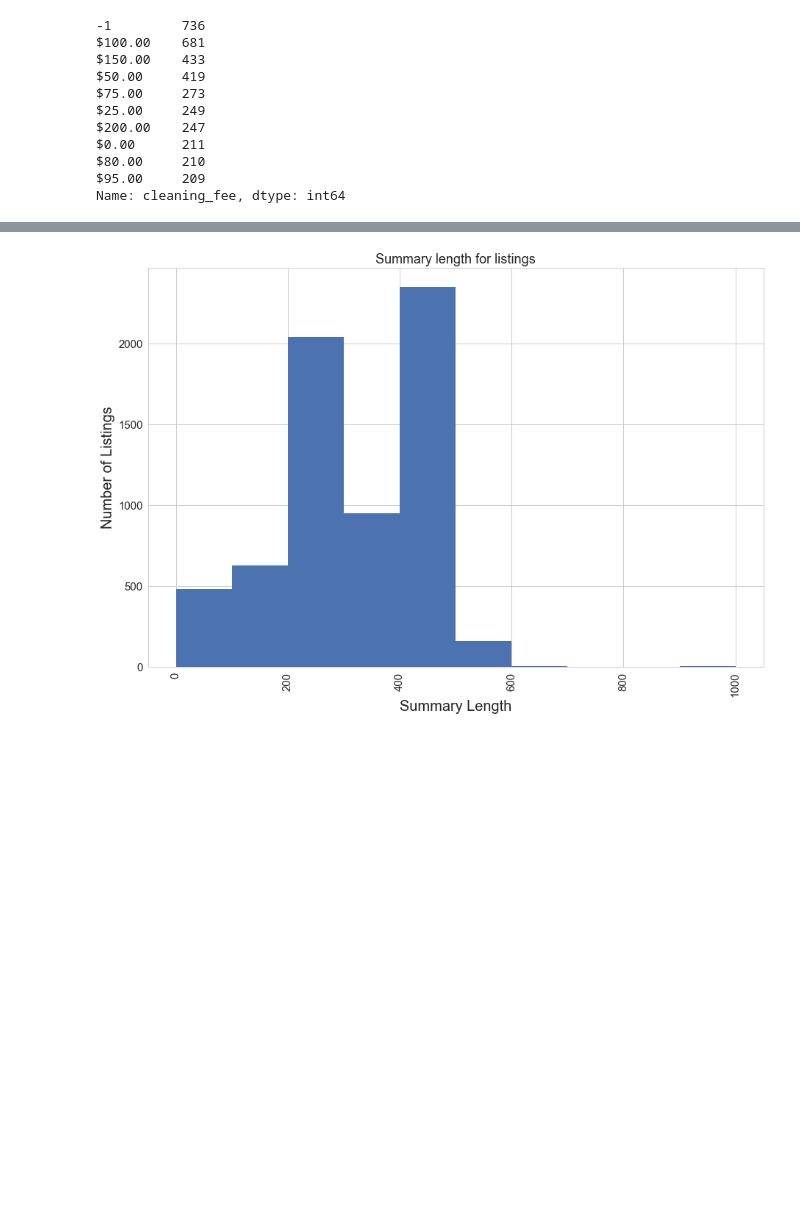
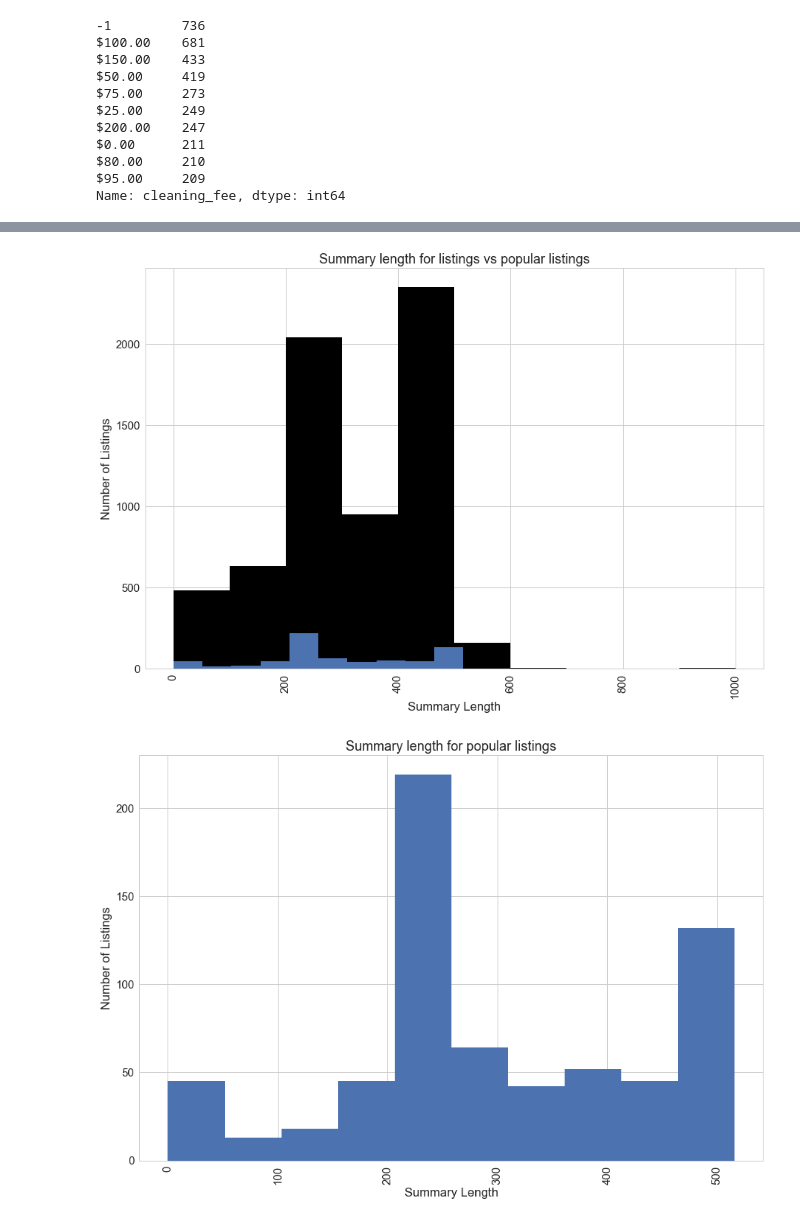
Before and after one commit to Sathya1412/SB-Capstone1, a Jupyter notebook: Capstone_Data_Storytelling.ipynb, the cells around one changed output, grey strips where cells are left out. Drawn from its saved outputs; the diff is of its cells as text; code cells hidden in the pictures; blank space fills up the shorter version.

```diff
--- a/Capstone_Data_Storytelling.ipynb
+++ b/Capstone_Data_Storytelling.ipynb
@@ -251,13 +475,23 @@ plt.show()
 # %%
 plt.figure(figsize=(15,10))
 plt.xticks(rotation=90)
-pl = df['summary_len'].hist()
-pl.set_title("Summary length for listings")
+bar = plt.hist(x='summary_len', data=df, color='black', bins=10)
+pl = df['summary_len'][df['popular']].hist(bins=10)
+pl.set_title("Summary length for listings vs popular listings")
 pl.set_xlabel("Summary Length")
 pl.set_ylabel("Number of Listings")
 plt.show()
+
+plt.figure(figsize=(15,10))
+plt.xticks(rotation=90)
+pl = df['summary_len'][df['popular']].hist(bins=10)
+pl.set_title("Summary length for popular listings")
+pl.set_xlabel("Summary Length")
+pl.set_ylabel("Number of Listings")
+plt.show()
 # %% [output]
-[figure, old version]
+[figure, new version]
+[figure, added]
 # %%
 
 plt.figure(figsize=(15,10))
```
Also changed, not shown: parts of 34 cells of this notebook, 2 other files.
